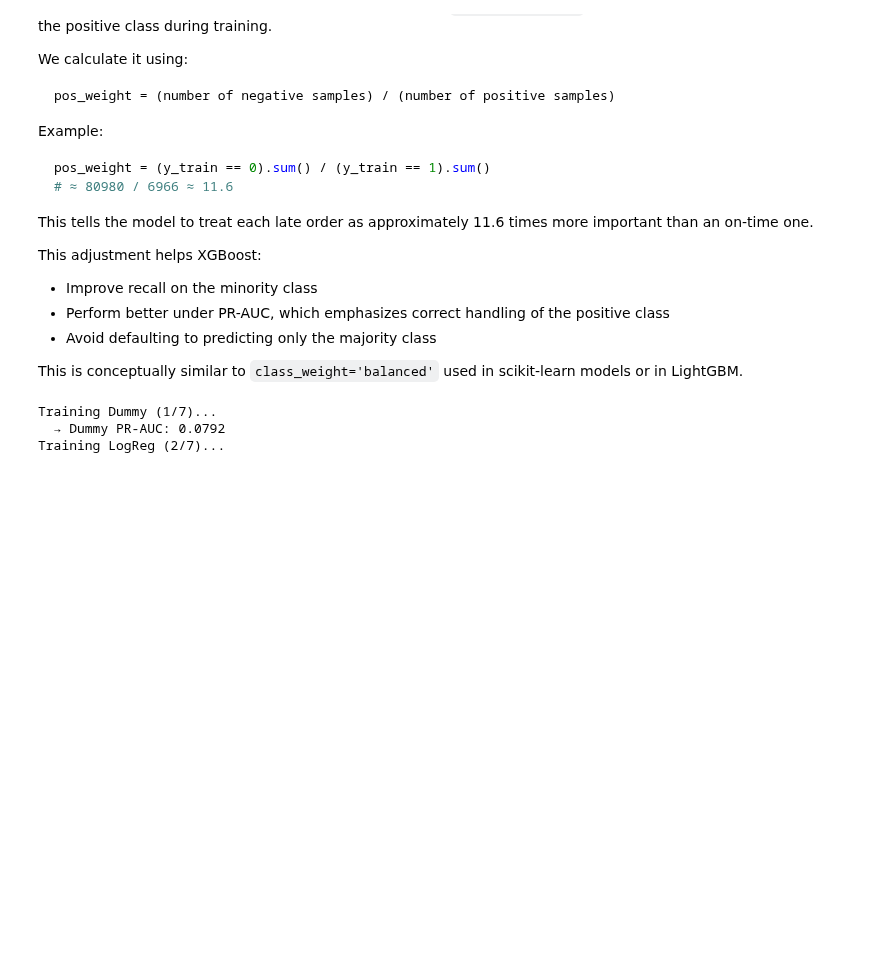
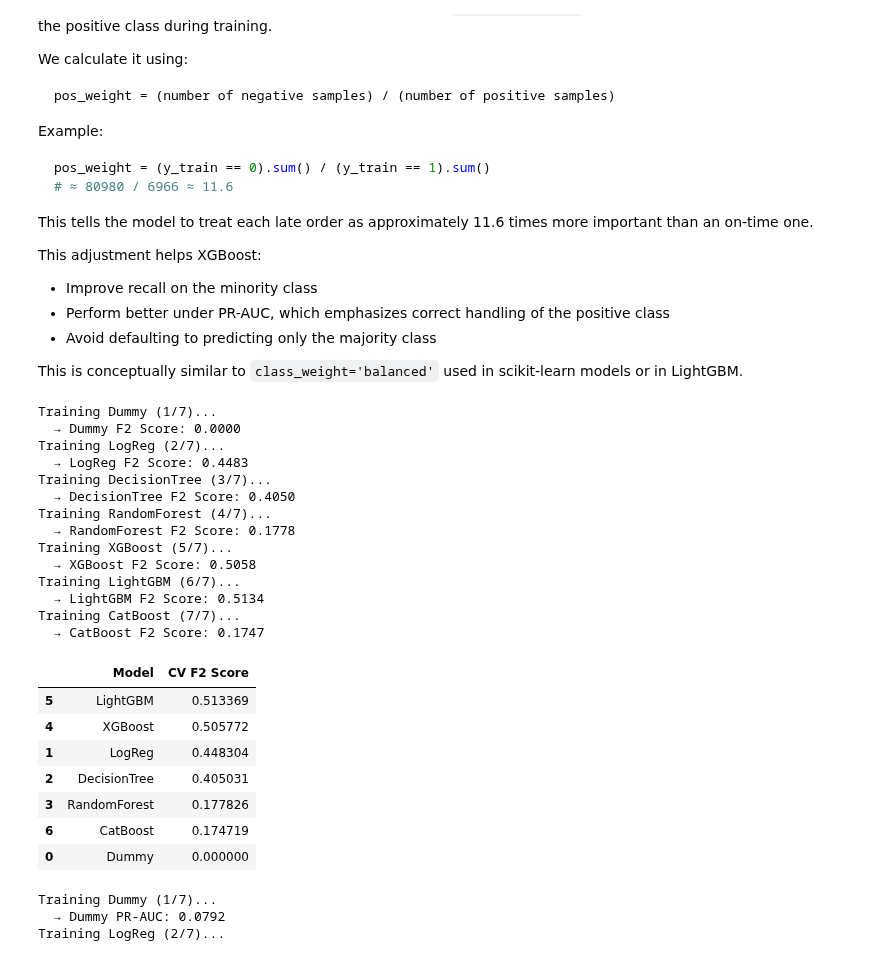
Before and after one commit to RioPramana21/Final-Project-Olist, a Jupyter notebook: preparation_notebooks/Machine Learning Model Building.ipynb, the cells around one changed output. Drawn from its saved outputs; the diff is of its cells as text; code cells hidden in the pictures; blank space fills up the shorter version.

```diff
--- a/preparation_notebooks/Machine Learning Model Building.ipynb
+++ b/preparation_notebooks/Machine Learning Model Building.ipynb
@@ -346,4 +346,76 @@ This adjustment helps XGBoost:
 * Avoid defaulting to predicting only the majority class
 
 This is conceptually similar to `class_weight='balanced'` used in scikit-learn models or in LightGBM.
+# %%
+# Create a proper stratified k-fold cross-validation
+cv = StratifiedKFold(n_splits=5, shuffle=True, random_state=RANDOM_STATE)
+results = []
+
+# Create a custom F2 scorer (beta=2 weights recall higher than precision)
+f2_scorer = make_scorer(fbeta_score, beta=2)
+
+# Track progress
+total_models = len(models)
+completed = 0
+
+for name, (model, preproc) in models.items():
+    print(f"Training {name} ({completed+1}/{total_models})...")
+
+    # Build pipeline
+    steps = []
+    if preproc != "passthrough":
+        steps.append(("preprocess", preproc))
+    steps.append(("model", model))
+    pipe = Pipeline(steps)
+
+    try:
+        # Cross-validate with F2 scoring
+        f2_scores = cross_val_score(
+            pipe,
+            X_train, y_train,
+            cv=cv,
+            scoring=f2_scorer,  # Using F2 score instead of PR-AUC
+            n_jobs=-1,
+            error_score='raise'
+        )
+        f2_score = f2_scores.mean()
+        print(f"  → {name} F2 Score: {f2_score:.4f}")
+
+    except Exception as e:
+        print(f"  → Error with {name}: {str(e)}")
+        f2_score = float('nan')
+
+    results.append({
+        "Model": name,
+        "CV F2 Score": f2_score
+    })
+
+    completed += 1
+
+# Sort results by performance
+benchmark_df = pd.DataFrame(results).sort_values("CV F2 Score", ascending=False)
+display(benchmark_df)
+# %% [output]
+Training Dummy (1/7)...
+  → Dummy F2 Score: 0.0000
+Training LogReg (2/7)...
+  → LogReg F2 Score: 0.4483
+Training DecisionTree (3/7)...
+  → DecisionTree F2 Score: 0.4050
+Training RandomForest (4/7)...
+  → RandomForest F2 Score: 0.1778
+Training XGBoost (5/7)...
+  → XGBoost F2 Score: 0.5058
+Training LightGBM (6/7)...
+  → LightGBM F2 Score: 0.5134
+Training CatBoost (7/7)...
+  → CatBoost F2 Score: 0.1747
+|  | Model | CV F2 Score |
+| 5 | LightGBM | 0.513369 |
+| 4 | XGBoost | 0.505772 |
+| 1 | LogReg | 0.448304 |
+| 2 | DecisionTree | 0.405031 |
+| 3 | RandomForest | 0.177826 |
+| 6 | CatBoost | 0.174719 |
+| 0 | Dummy | 0.000000 |
 # %%
```
Also changed, not shown: parts of 3 cells of this notebook, 17 other files.
